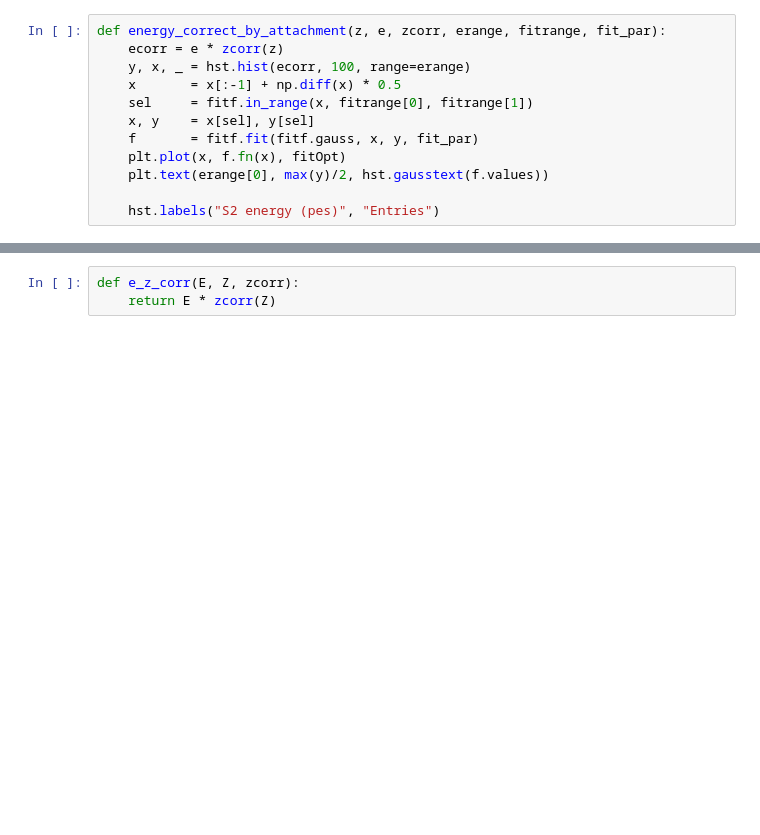
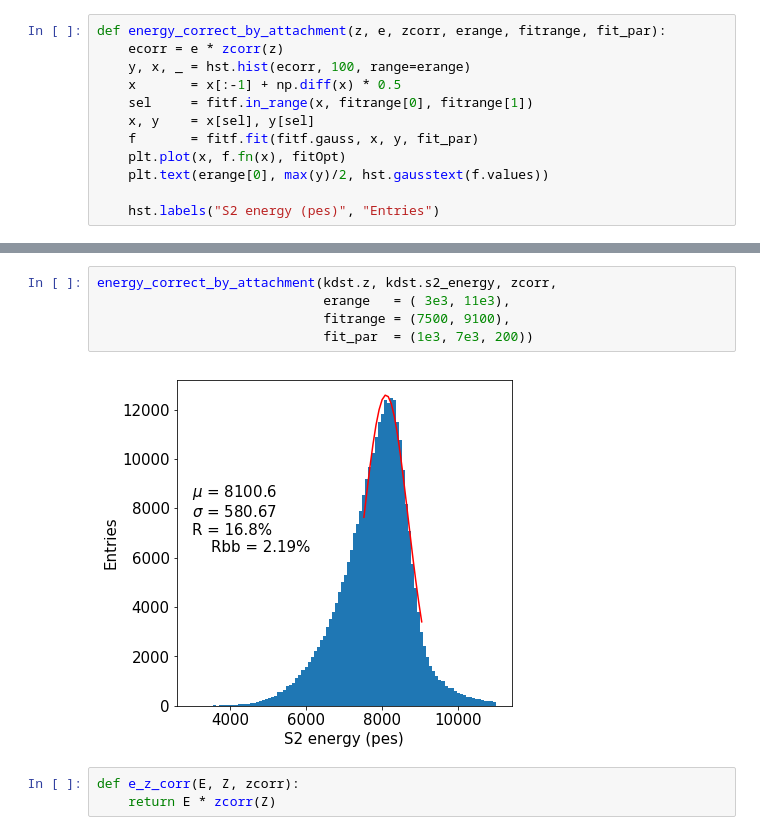
Before and after one commit to paolafer/ICARO, a Jupyter notebook: invisible_cities/Kryptonite/Kryptonite_run.ipynb, the cells around one changed output, grey strips where cells are left out. Cells and saved outputs as stored; diff of their text form; blank space fills up the shorter version.

```diff
--- a/invisible_cities/Kryptonite/Kryptonite_run.ipynb
+++ b/invisible_cities/Kryptonite/Kryptonite_run.ipynb
@@ -279,3 +355,10 @@ energy_correct_by_attachment(kfid.z, kfid.s2_energy, zcorr,
+# %%
+energy_correct_by_attachment(kdst.z, kdst.s2_energy, zcorr,
+                             erange   = ( 3e3, 11e3),
+                             fitrange = (7500, 9100),
+                             fit_par  = (1e3, 7e3, 200))
+# %% [output]
+[figure, added]
 # %%
 def e_z_corr(E, Z, zcorr):
     return E * zcorr(Z)
```
Also changed, not shown: parts of 44 cells of this notebook.
